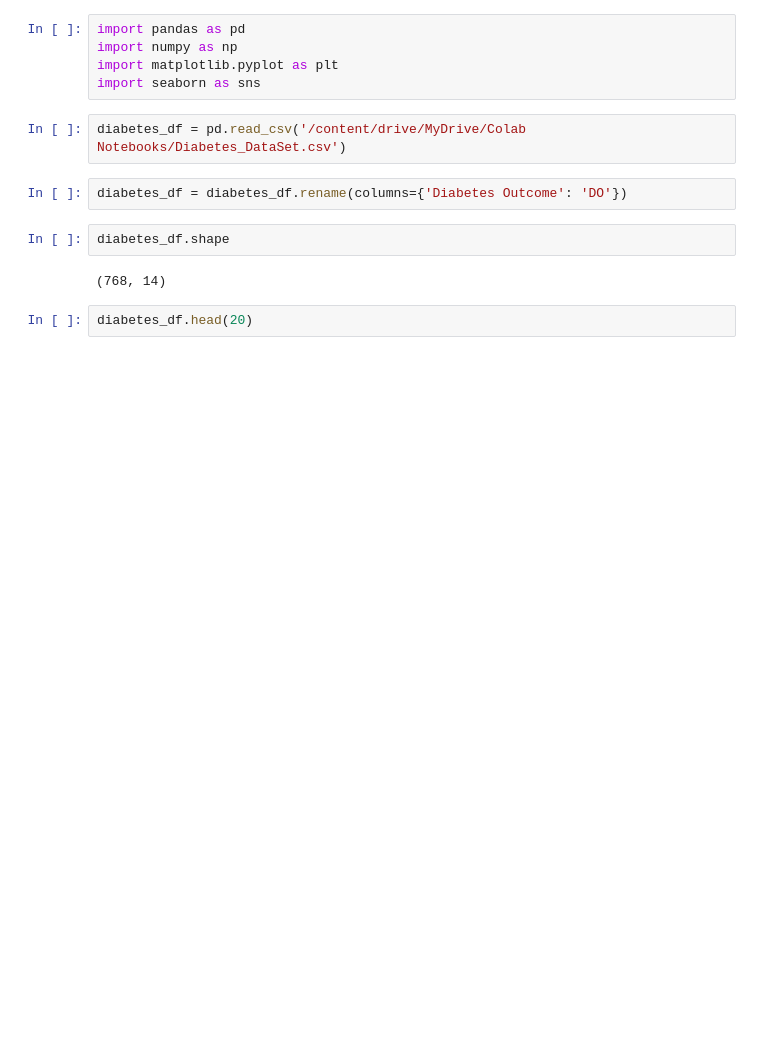
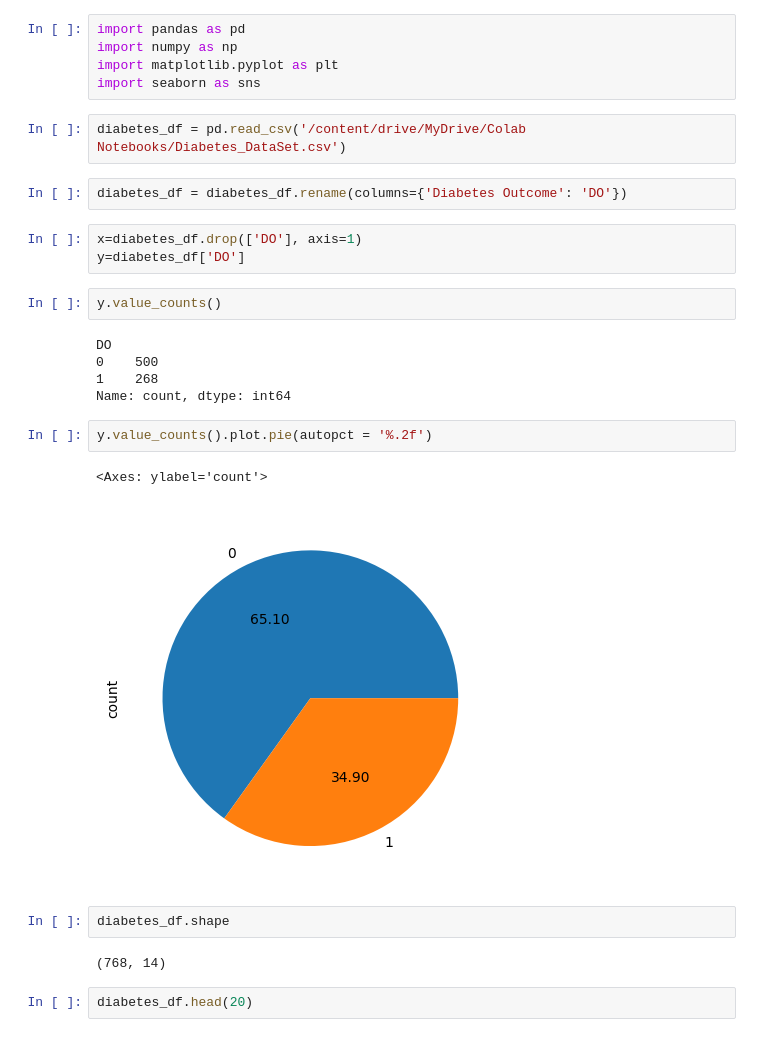
Before and after one commit to Novice1414/Final_Year_Project, a Jupyter notebook: DNN.ipynb, the cells around one changed output. Saved outputs shown, nothing was run; the diff lists cells and outputs as text; blank space fills up the shorter version.

```diff
--- a/DNN.ipynb
+++ b/DNN.ipynb
@@ -9,6 +9,21 @@ import seaborn as sns
 diabetes_df = pd.read_csv('/content/drive/MyDrive/Colab Notebooks/Diabetes_DataSet.csv')
 # %%
 diabetes_df = diabetes_df.rename(columns={'Diabetes Outcome': 'DO'})
+# %%
+x=diabetes_df.drop(['DO'], axis=1)
+y=diabetes_df['DO']
+# %%
+y.value_counts()
+# %% [output]
+DO
+0    500
+1    268
+Name: count, dtype: int64
+# %%
+y.value_counts().plot.pie(autopct = '%.2f')
+# %% [output]
+<Axes: ylabel='count'>
+[figure, added]
 # %%
 diabetes_df.shape
 # %% [output]
```
Also changed, not shown: parts of 27 cells of this notebook.
